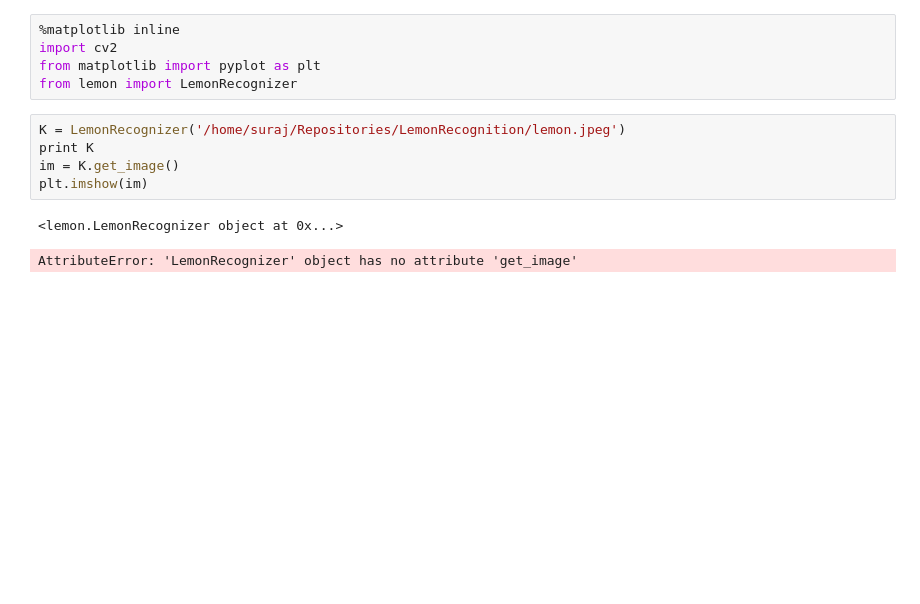
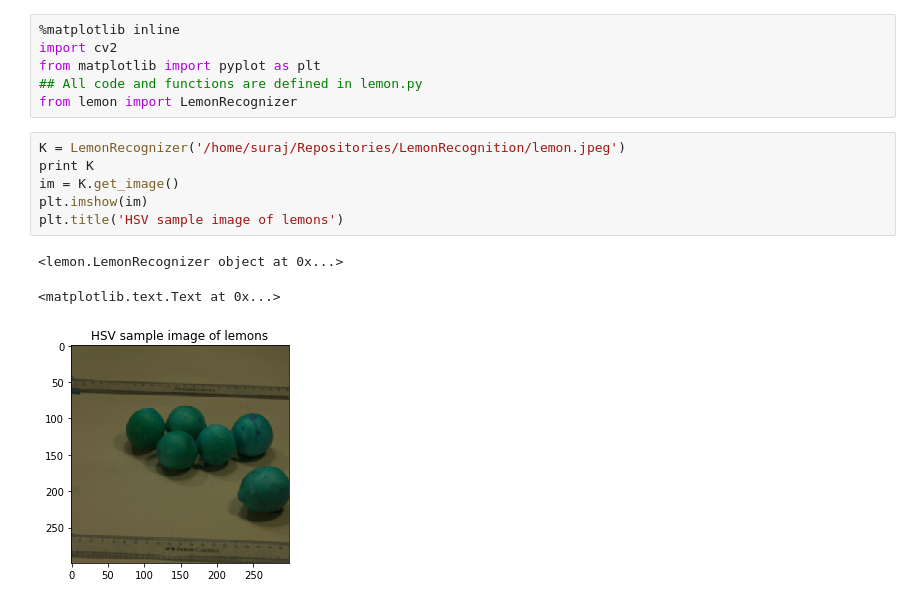
Before and after one commit to surajpaib/OpenCV, a Jupyter notebook: lemonrecog.ipynb, the cells around one changed output. Drawn from its saved outputs; the diff is of its cells as text; blank space fills up the shorter version.

```diff
--- a/lemonrecog.ipynb
+++ b/lemonrecog.ipynb
@@ -2,12 +2,15 @@
 %matplotlib inline
 import cv2
 from matplotlib import pyplot as plt
+## All code and functions are defined in lemon.py
 from lemon import LemonRecognizer
 # %%
 K = LemonRecognizer('/home/suraj/Repositories/LemonRecognition/lemon.jpeg')
 print K
 im = K.get_image()
 plt.imshow(im)
+plt.title('HSV sample image of lemons')
 # %% [output]
 <lemon.LemonRecognizer object at 0x...>
-AttributeError: 'LemonRecognizer' object has no attribute 'get_image'
+<matplotlib.text.Text at 0x...>
+[figure, added]
```
Also changed, not shown: parts of 2 cells of this notebook, 2 other files.
